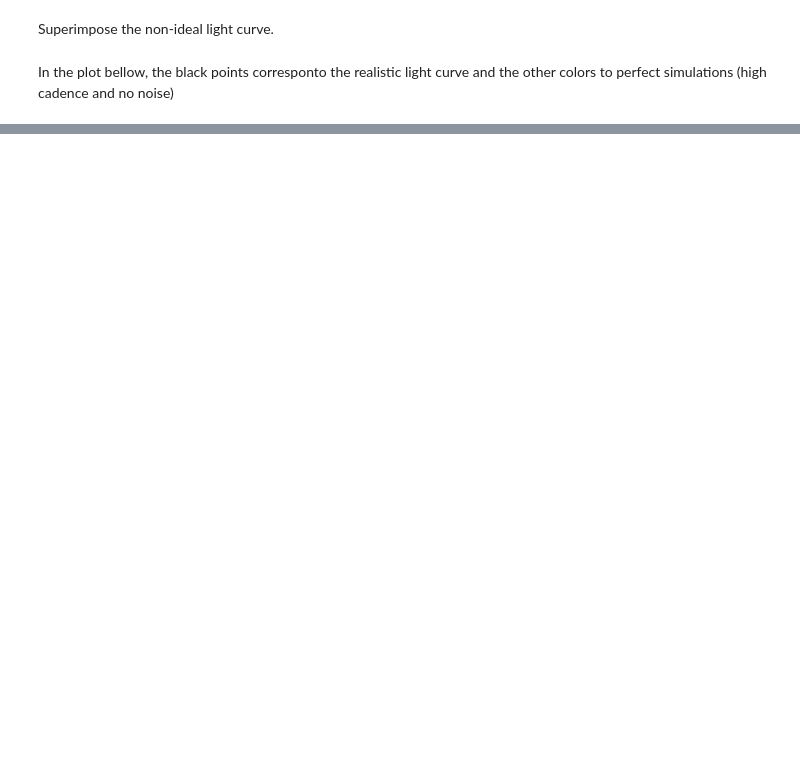
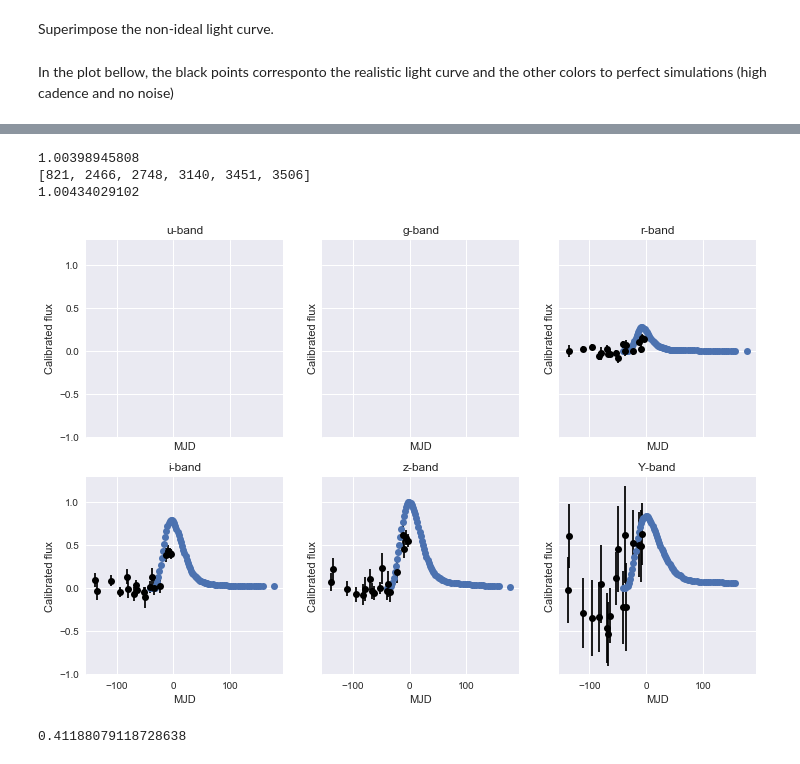
Before and after one commit to emilleishida/PLAsTiCC_Validation, a Jupyter notebook: pkl/MODEL01/PLAsTiCC_validation_MODEL01.ipynb, the cells around one changed output, grey strips where cells are left out. Saved outputs shown, nothing was run; the diff lists cells and outputs as text; code cells hidden in the pictures; blank space fills up the shorter version.

```diff
--- a/pkl/MODEL01/PLAsTiCC_validation_MODEL01.ipynb
+++ b/pkl/MODEL01/PLAsTiCC_validation_MODEL01.ipynb
@@ -377,0 +379,17 @@ plot_lightcurves_ideal_compare(snid, X, neighbors, X1)
+# %%
+print(X.z[1])
+neighbors = [i for i in range(y1.shape[0]) if abs(X1.z[y1.index[i]] - X.z[1]) <= 0.001]
+print(neighbors[:10])
+print(X1.z[y1.index[821]])
+# %% [output]
+1.00398945808
+[821, 2466, 2748, 3140, 3451, 3506]
+1.00434029102
+# %%
+plot_lightcurves_ideal_compare(1, X, [821], X1)
+# %% [output]
+[figure, added]
+# %%
+X.z[11]
+# %% [output]
+0.41188079118728638
```
Also changed, not shown: parts of 26 cells of this notebook.
